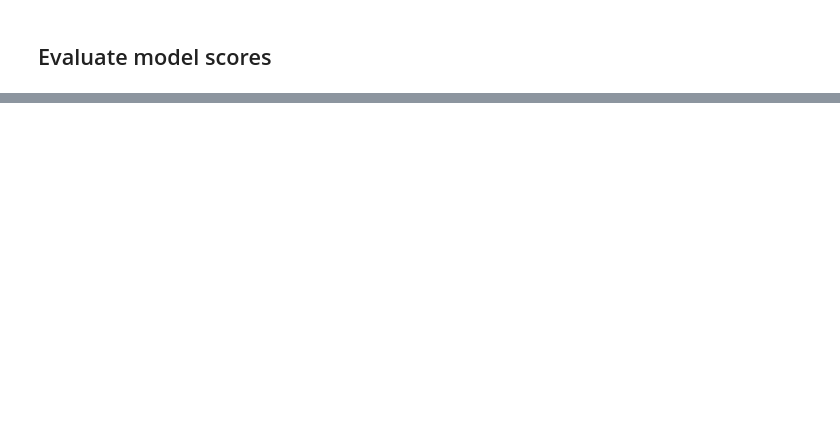
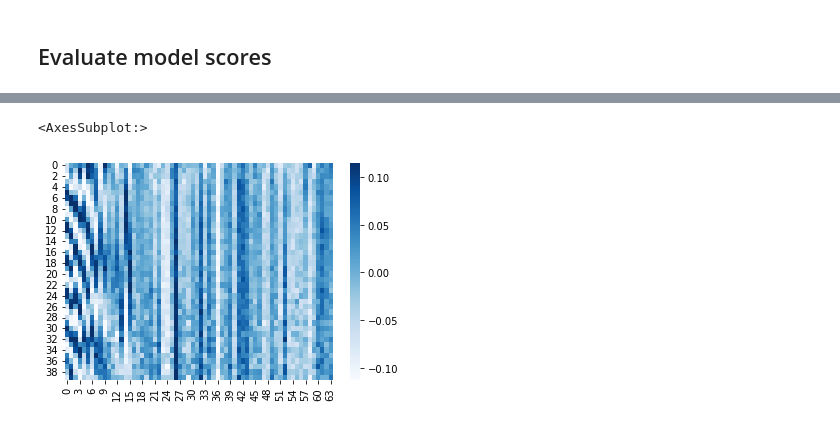
Before and after one commit to RRisto/learning, a Jupyter notebook: nn_learn/rotary_embedding/transformer_ger_to_eng_callbacks.ipynb, the cells around one changed output, grey strips where cells are left out. Cells and saved outputs as stored; diff of their text form; code cells hidden in the pictures; blank space fills up the shorter version.

```diff
--- a/nn_learn/rotary_embedding/transformer_ger_to_eng_callbacks.ipynb
+++ b/nn_learn/rotary_embedding/transformer_ger_to_eng_callbacks.ipynb
@@ -925,0 +996,5 @@ translate_this_sentence("Eine Gruppe von Menschen steht vor einem Iglu.", model,
+# %%
+sns.heatmap(query_rot[0][i], cmap='Blues', robust=True)
+# %% [output]
+<AxesSubplot:>
+[figure, added]
```
Also changed, not shown: parts of 60 cells of this notebook.
